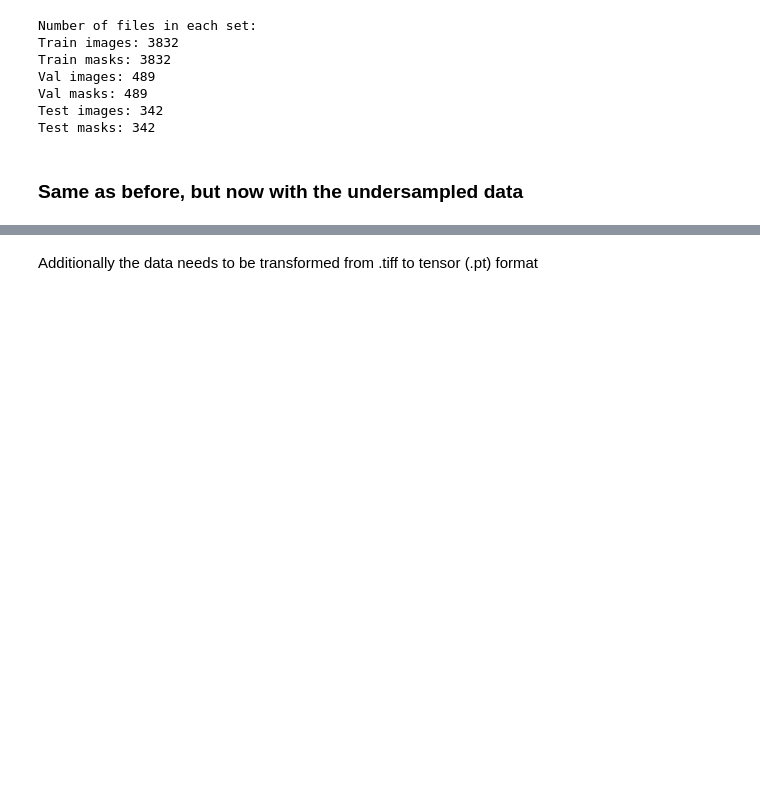
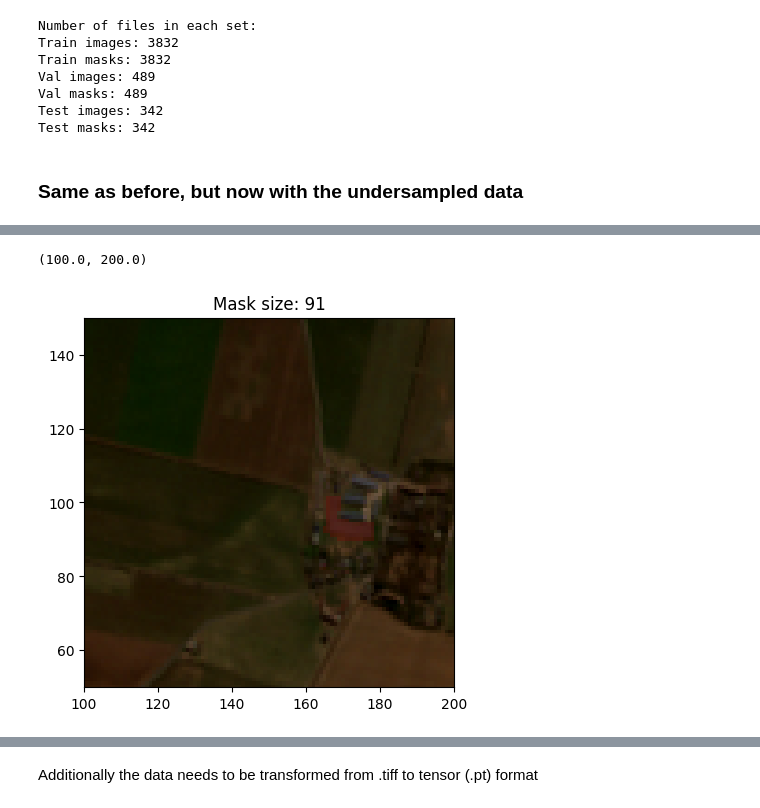
Before and after one commit to Taraman12/Solarpark-detection, a Jupyter notebook: Notebooks/ML_Modell/create_train_val_test_split.ipynb, the cells around one changed output, grey strips where cells are left out. Cells and saved outputs as stored; diff of their text form; code cells hidden in the pictures; blank space fills up the shorter version.

```diff
--- a/Notebooks/ML_Modell/create_train_val_test_split.ipynb
+++ b/Notebooks/ML_Modell/create_train_val_test_split.ipynb
@@ -131,0 +243,13 @@ print(f'Images: {len(list(train_dir.glob("**/*.pt")))}')
+# %%
+file_path_small_mask = df.iloc[54, 1]
+image_small_mask = rasterio.open(path_to_images/file_path_small_mask.name).read()[1:4, :, :].transpose(1, 2, 0)
+small_mask = rasterio.open(file_path_small_mask).read()
+plt.imshow(image_small_mask);
+plt.imshow(small_mask[0, :, :], alpha=0.3*(small_mask[0, :, :] > 0), cmap='jet',);
+plt.title(f"Mask size: {small_mask.sum()}")
+# plt.annotate("", (1.5, 5.5))
+plt.ylim(50, 150)
+plt.xlim(100, 200)
+# %% [output]
+(100.0, 200.0)
+[figure, added]
```
Also changed, not shown: parts of 37 cells of this notebook, 1 other file.
